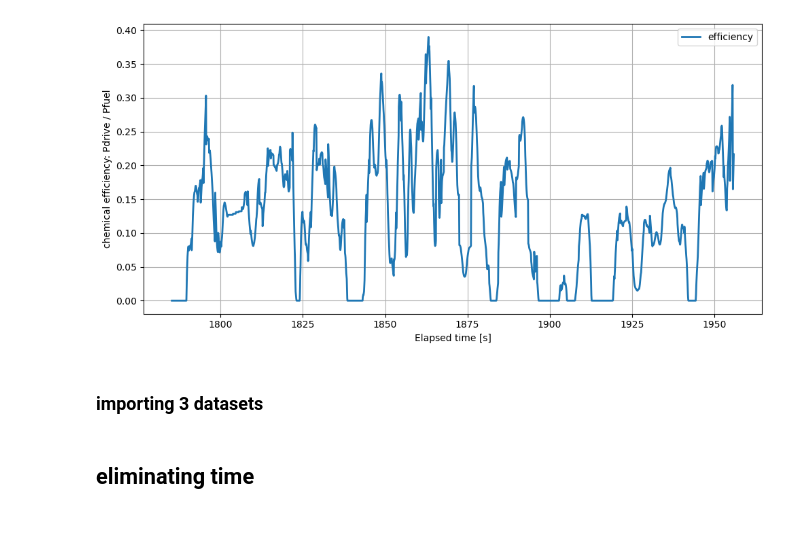
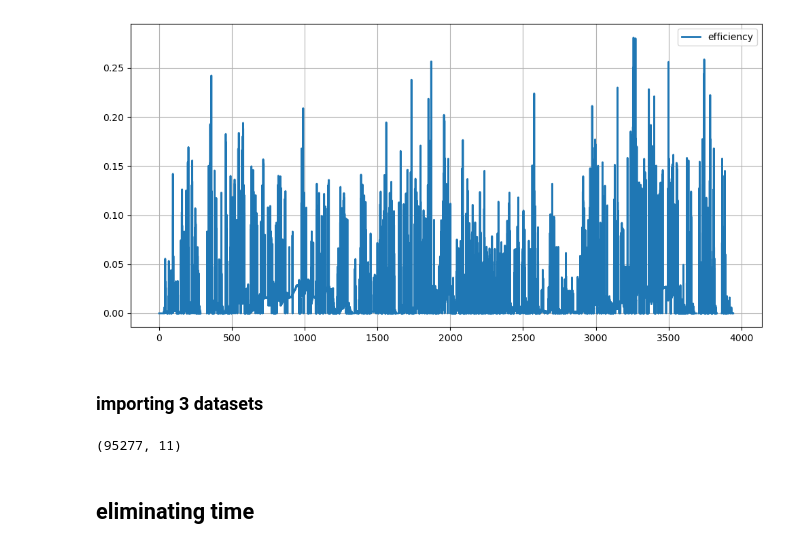
Before and after one commit to HarryHuckstep/DriveSim-AI-Lboro-Group, a Jupyter notebook: tests_notebooks/ML_FuelEfficiency.ipynb, the cells around one changed output. Saved outputs shown, nothing was run; the diff lists cells and outputs as text; code cells hidden in the pictures.

```diff
--- a/tests_notebooks/ML_FuelEfficiency.ipynb
+++ b/tests_notebooks/ML_FuelEfficiency.ipynb
@@ -105,16 +73,16 @@ Saved cleaned CSV: C:\Users\ecjg3\Downloads\DriveSim-AI-Lboro-Group-main\DriveSi
 AFR = 14.7
 LHV = 43e6
 # %%
-df1["maf_kgps"] = df1["maf_gps"] / 100
-df1["mdot_fuel"] = df1["maf_kgps"]  / AFR
+df1["Air Flow Rate from Mass Flow Sensor [kg/s]"] = df1["Air Flow Rate from Mass Flow Sensor [g/s]"] / 100
+df1["mdot_fuel"] = df1["Air Flow Rate from Mass Flow Sensor [kg/s]"]  / AFR
 #df1["mdot_fuel"].head(100)
 
-# df2["Air Flow Rate from Mass Flow Sensor [kg/s]"] = df2["Air Flow Rate from Mass Flow Sensor [g/s]"] / 100
-# df2["mdot_fuel"] = df2["Air Flow Rate from Mass Flow Sensor [kg/s]"]  / AFR
-# #df2["mdot_fuel"].head(100)
+df2["Air Flow Rate from Mass Flow Sensor [kg/s]"] = df2["Air Flow Rate from Mass Flow Sensor [g/s]"] / 100
+df2["mdot_fuel"] = df2["Air Flow Rate from Mass Flow Sensor [kg/s]"]  / AFR
+#df2["mdot_fuel"].head(100)
 
-# df3["Air Flow Rate from Mass Flow Sensor [kg/s]"] = df3["Air Flow Rate from Mass Flow Sensor [g/s]"] / 100
-# df3["mdot_fuel"] = df3["Air Flow Rate from Mass Flow Sensor [kg/s]"]  / AFR
+df3["Air Flow Rate from Mass Flow Sensor [kg/s]"] = df3["Air Flow Rate from Mass Flow Sensor [g/s]"] / 100
+df3["mdot_fuel"] = df3["Air Flow Rate from Mass Flow Sensor [kg/s]"]  / AFR
 #df["mdot_fuel"].head(100)
 # %%
 df1["Pfuel"]  = df1["mdot_fuel"] * LHV
@@ -127,17 +95,13 @@ df1["chemical_efficiency"] = df1["P_drive_W"] / df1["Pfuel"]
 # %%
-#sub = df1.iloc[:50000].copy()
-sub = df1.iloc[21000:23000].copy()
-
+sub = df1.iloc[:50000].copy()
 
 plt.figure(figsize=(10,5))
-plt.xlabel("Elapsed time [s]")
-plt.ylabel("chemical efficiency: Pdrive / Pfuel")
 
-plt.plot(sub["elapsed_time_s"], sub["chemical_efficiency"]*10, label="efficiency", linewidth=2)
+plt.plot(sub["elapsed_time_s"], sub["chemical_efficiency"], label="efficiency", linewidth=2)
 
 plt.legend(); plt.grid(True); plt.tight_layout(); plt.show()
 # %% [output]
-[figure, old version]
+[figure, new version]
 # %%
 #df1["chemical_efficiency"].equals(df2["chemical_efficiency"])
 # %% [markdown]
@@ -151,3 +115,5 @@ plt.legend(); plt.grid(True); plt.tight_layout(); plt.show()
 # %%
-# combined.shape
+combined.shape
+# %% [output]
+(95277, 11)
 # %%
```
Also changed, not shown: parts of 11 cells of this notebook, 6 other files.
